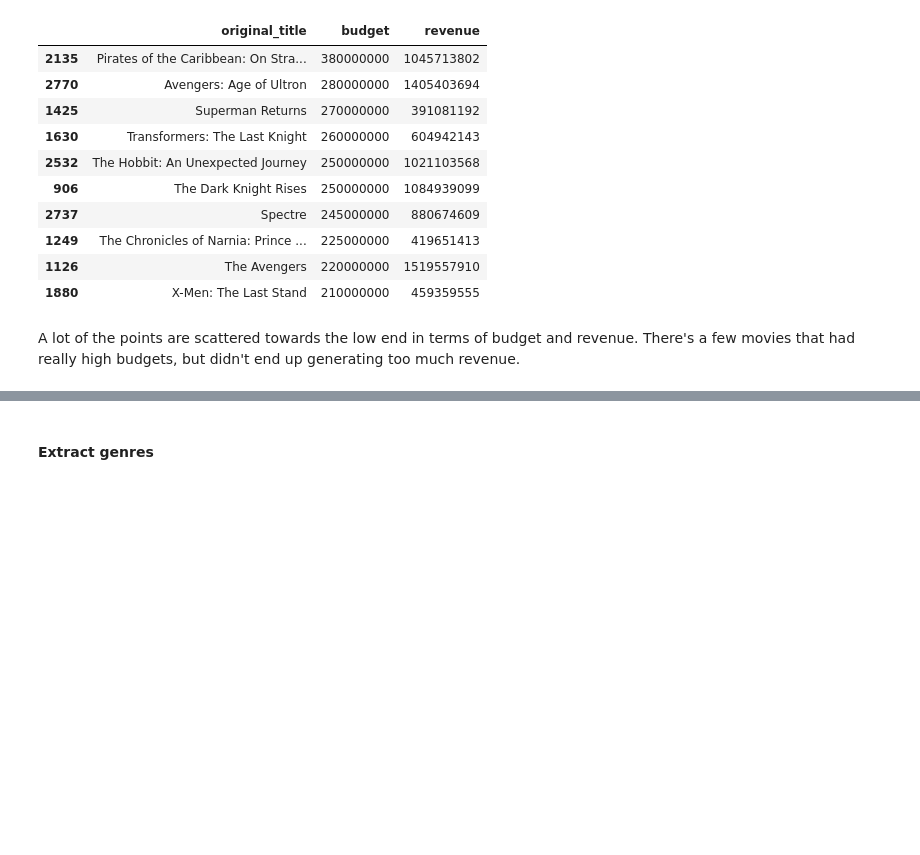
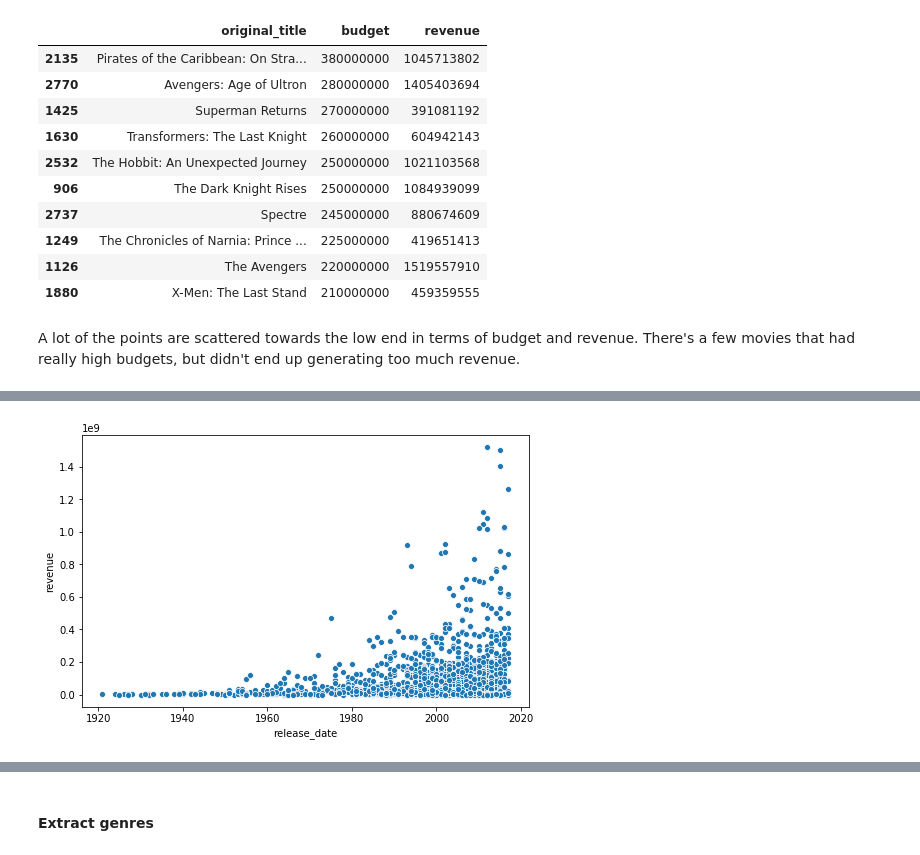
Before and after one commit to collindching/Learning-Exercises, a Jupyter notebook: Box Office Revenue Prediction/Regression Model.ipynb, the cells around one changed output, grey strips where cells are left out. Cells and saved outputs as stored; diff of their text form; code cells hidden in the pictures; blank space fills up the shorter version.

```diff
--- a/Box Office Revenue Prediction/Regression Model.ipynb
+++ b/Box Office Revenue Prediction/Regression Model.ipynb
@@ -412,0 +381,5 @@ Name: release_date, dtype: int64
+# %%
+print("Original date format:",train['release_date'][0])
+train['release_date'] = pd.to_datetime(train['release_date'],format="%m/%d/%y")
+test['release_date'] = pd.to_datetime(test['release_date'],format="%m/%d/%y")
+print("New date format:",train['release_date'][0])
@@ -412,0 +389,7 @@ Name: release_date, dtype: int64
+# %%
+import seaborn as sns
+
+plt.figure(figsize=(8,5));
+sns.scatterplot(train['release_date'].dt.year,train['revenue']);
+# %% [output]
+[figure, added]
```
Also changed, not shown: parts of 84 cells of this notebook, 1 other file.
